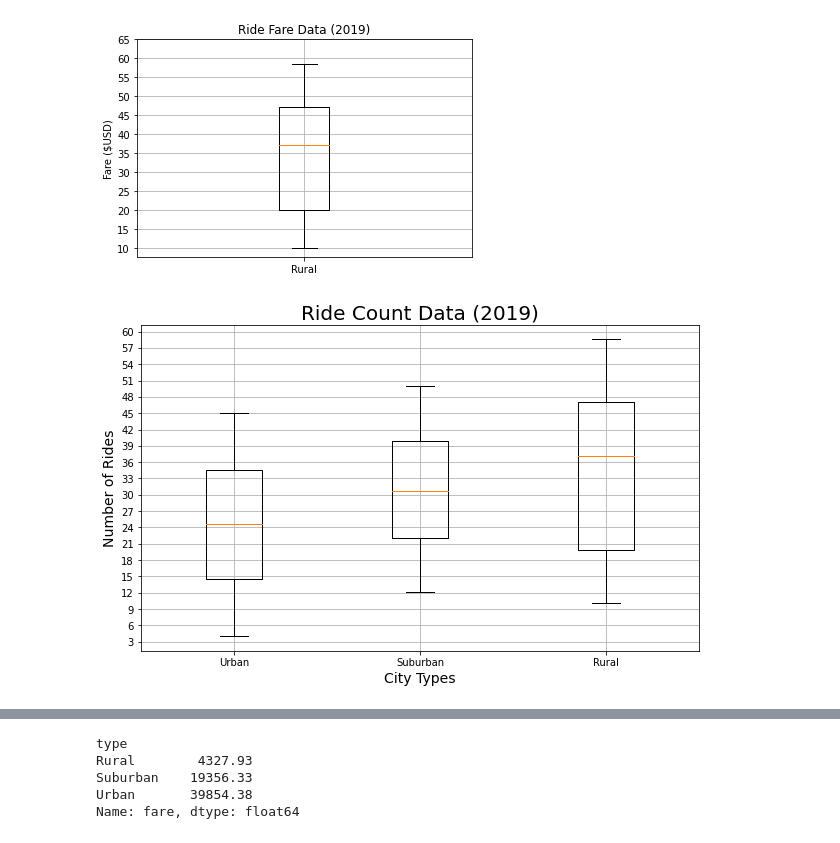
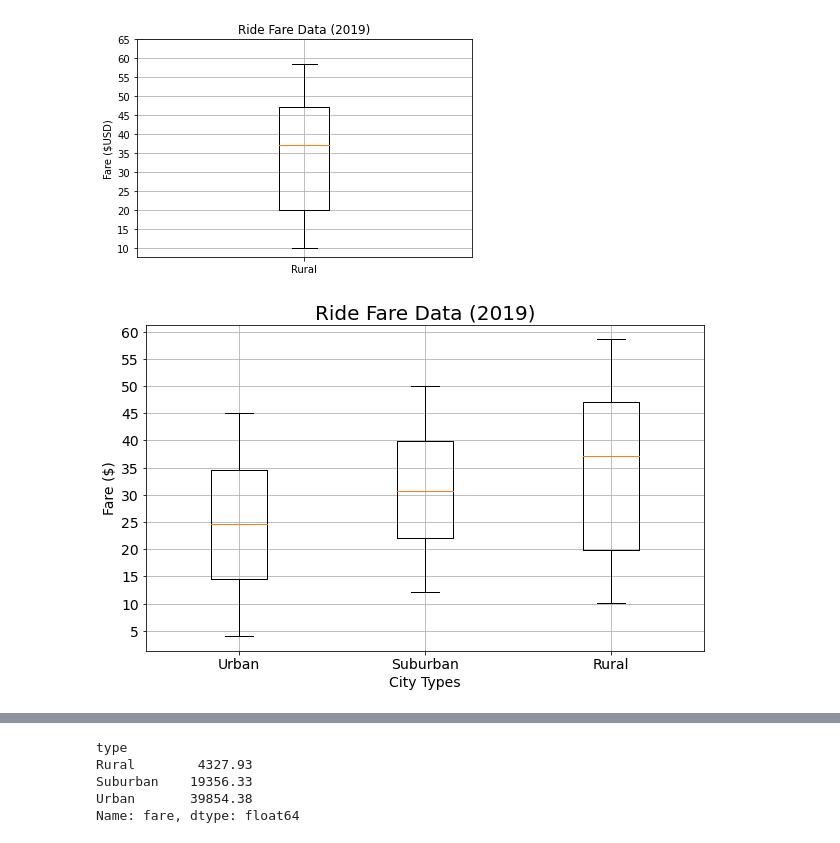
Before and after one commit to IIrazoque/PyBer_Analysis, a Jupyter notebook: PyBer.ipynb, the cells around one changed output, grey strips where cells are left out. Drawn from its saved outputs; the diff is of its cells as text; code cells hidden in the pictures.

Commit message:
final pyber code and images

```diff
--- a/PyBer.ipynb
+++ b/PyBer.ipynb
@@ -806,26 +805,26 @@ plt.show()
 # %%
 # Add all ride count box-and-whisker plots to the same graph
 x_labels = ["Urban", "Suburban", "Rural"]
 fare_data = [urban_fares, suburban_fares, rural_fares]
 fig, ax = plt.subplots(figsize=(10,6))
 
 
 
 #add the title, yaxis, and grid
-ax.set_title("Ride Count Data (2019)",fontsize=20)
-ax.set_ylabel("Number of Rides",fontsize=14)
+ax.set_title("Ride Fare Data (2019)",fontsize=20)
+ax.set_ylabel("Fare ($)",fontsize=14)
 ax.set_xlabel("City Types",fontsize=14)
 
-ax.set_yticks(np.arange(0,65, step=3.0))
+ax.set_yticks(np.arange(0,65, step=5.0))
 
 ax.boxplot(fare_data, labels=x_labels)
 
 ax.grid()
 
 plt.savefig("fig3.png")
 plt.show()
 # %% [output]
-[figure, old version]
+[figure, new version]
 # %%
 # Create the box-and-whisker plot for the urban driver count data
 x_labels = ["Urban"]
```
Also changed, not shown: parts of 14 cells of this notebook, 10 other files.
